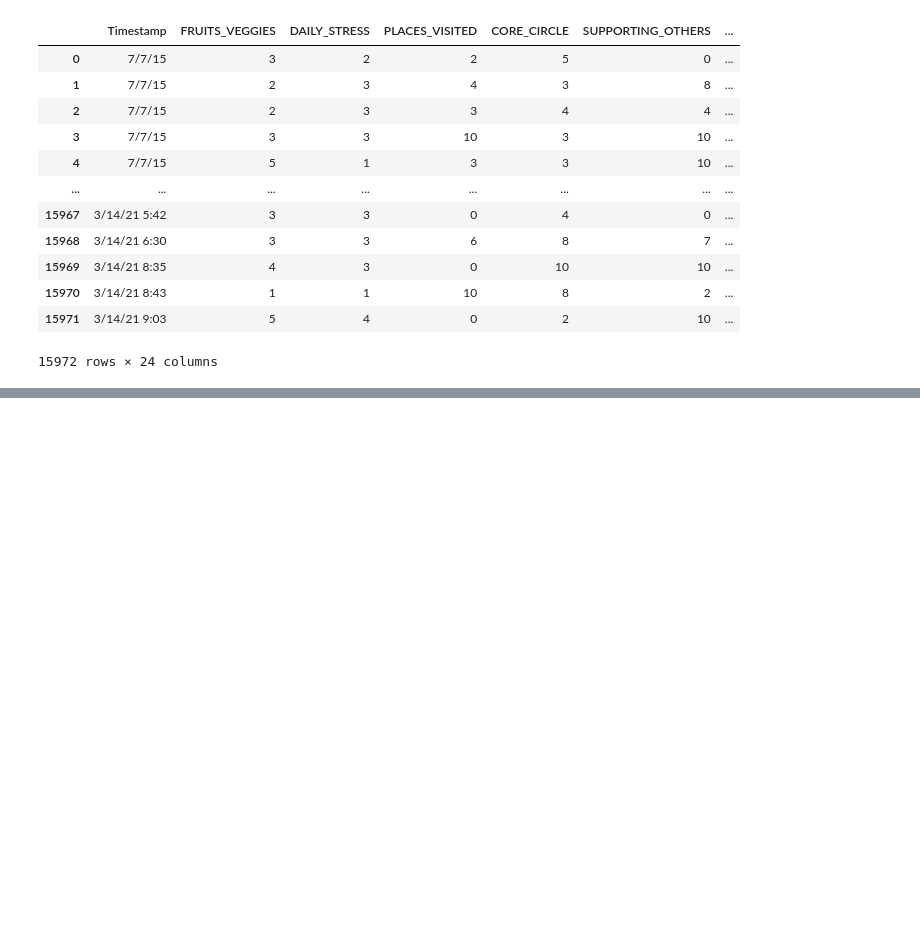
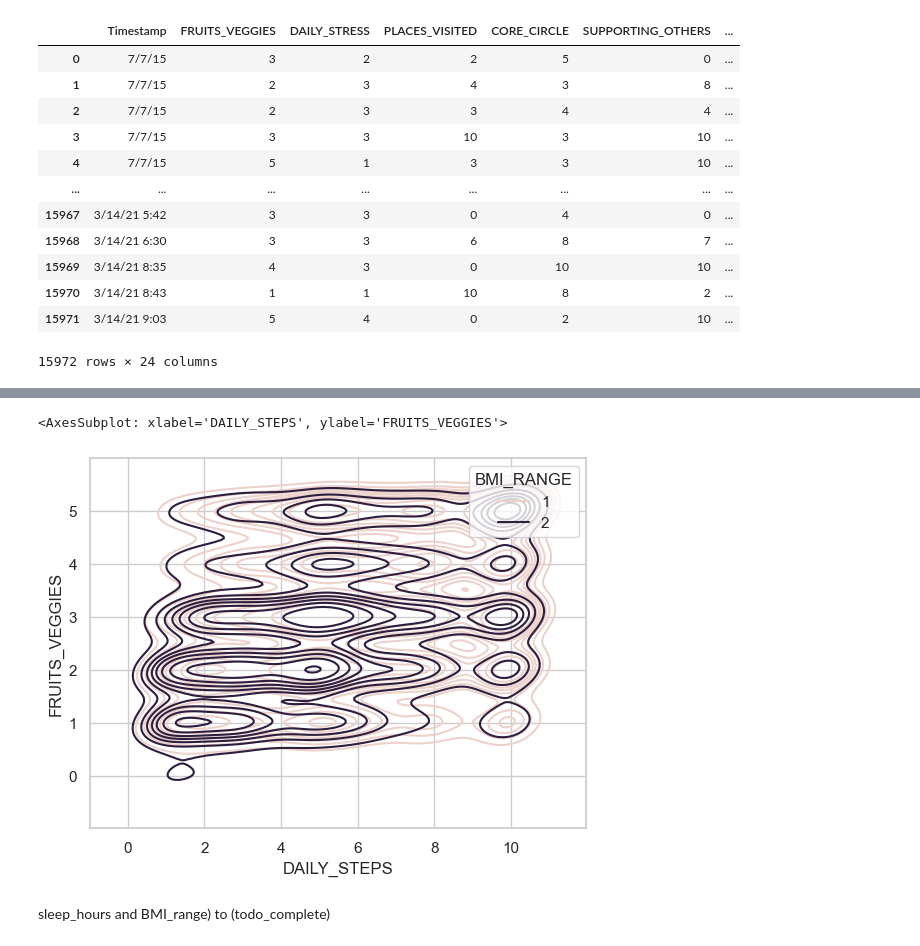
Before and after one commit to ubco-W2022T2-data301/project-group-group06, a Jupyter notebook: analysis/analysis3.ipynb, the cells around one changed output, grey strips where cells are left out. Cells and saved outputs as stored; diff of their text form; code cells hidden in the pictures; blank space fills up the shorter version.

```diff
--- a/analysis/analysis3.ipynb
+++ b/analysis/analysis3.ipynb
@@ -36,0 +146,11 @@ df
+# %%
+sns.kdeplot(
+    data=dfa,
+    x="DAILY_STEPS", y="FRUITS_VEGGIES", hue="BMI_RANGE",
+    thresh=.1,
+)
+# %% [output]
+<AxesSubplot: xlabel='DAILY_STEPS', ylabel='FRUITS_VEGGIES'>
+[figure, added]
+# %% [markdown]
+sleep_hours and BMI_range) to (todo_complete)
```
Also changed, not shown: parts of 16 cells of this notebook.
